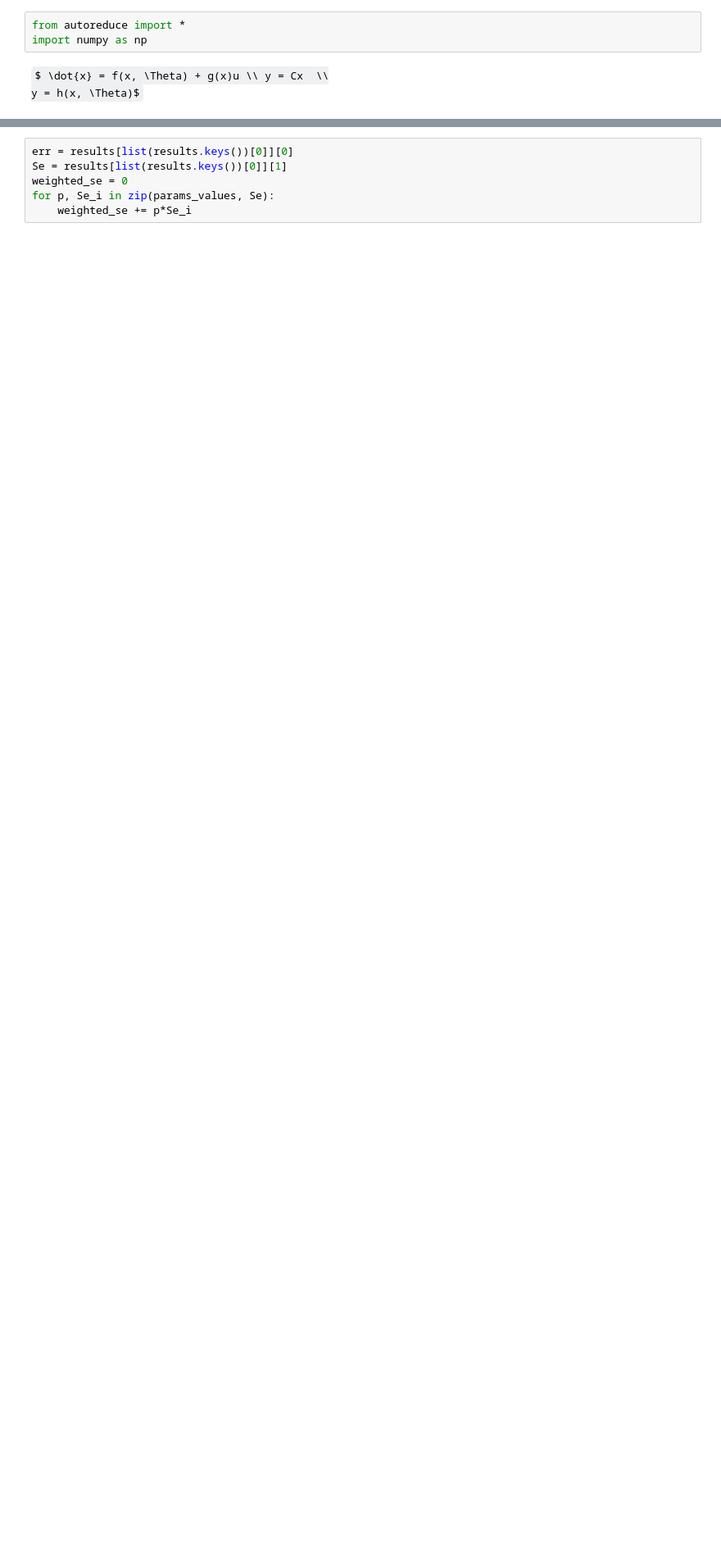
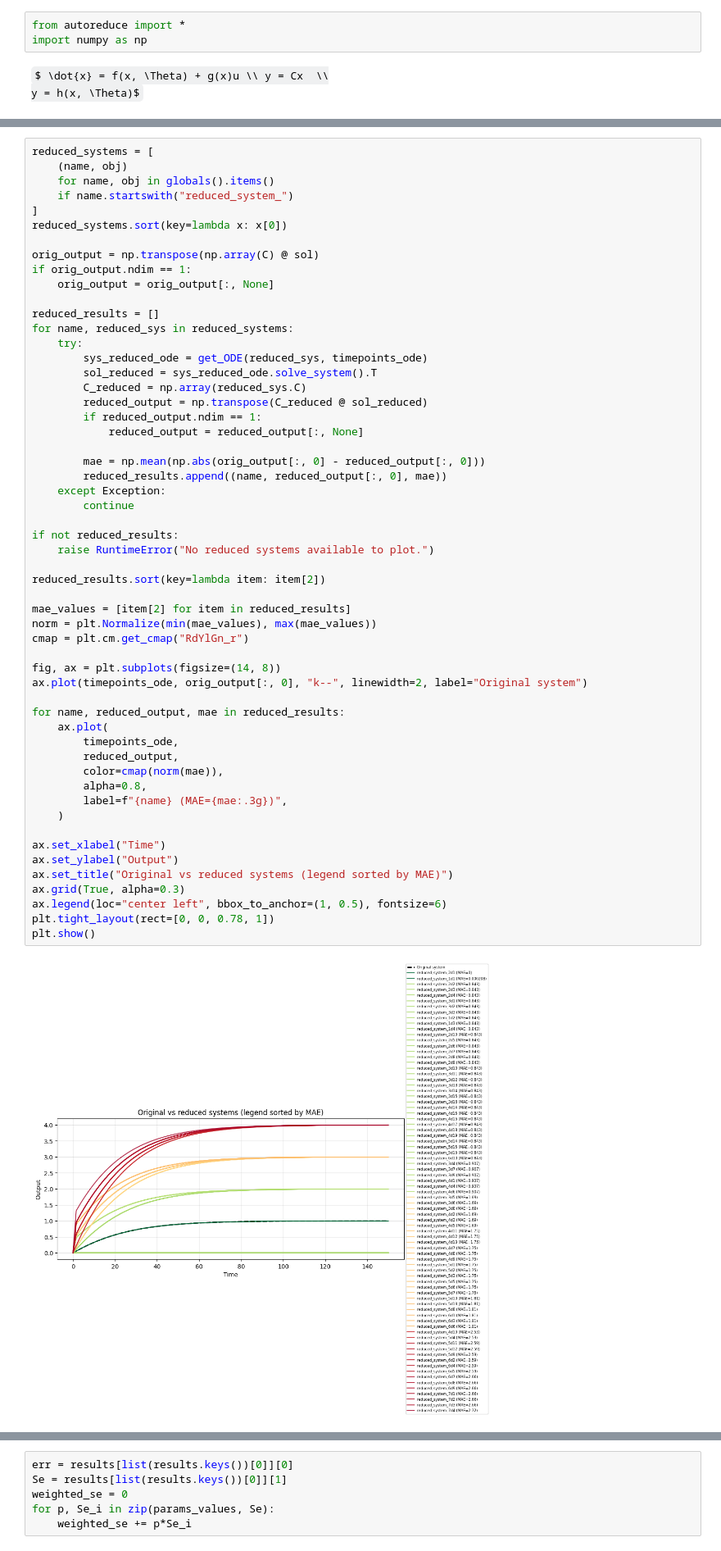
Before and after one commit to Jenny7265/AutoReduce, a Jupyter notebook: examples/michaelis-menten example-Copy1.ipynb, the cells around one changed output, grey strips where cells are left out. Shown at 82% size. Cells and saved outputs as stored; diff of their text form; some formulas as TeX source; blank space fills up the shorter version.

```diff
--- a/examples/michaelis-menten example-Copy1.ipynb
+++ b/examples/michaelis-menten example-Copy1.ipynb
@@ -127,0 +302,57 @@ results
+# %%
+reduced_systems = [
+    (name, obj)
+    for name, obj in globals().items()
+    if name.startswith("reduced_system_")
+]
+reduced_systems.sort(key=lambda x: x[0])
+
+orig_output = np.transpose(np.array(C) @ sol)
+if orig_output.ndim == 1:
+    orig_output = orig_output[:, None]
+
+reduced_results = []
+for name, reduced_sys in reduced_systems:
+    try:
+        sys_reduced_ode = get_ODE(reduced_sys, timepoints_ode)
+        sol_reduced = sys_reduced_ode.solve_system().T
+        C_reduced = np.array(reduced_sys.C)
+        reduced_output = np.transpose(C_reduced @ sol_reduced)
+        if reduced_output.ndim == 1:
+            reduced_output = reduced_output[:, None]
+
+        mae = np.mean(np.abs(orig_output[:, 0] - reduced_output[:, 0]))
+        reduced_results.append((name, reduced_output[:, 0], mae))
+    except Exception:
+        continue
+
+if not reduced_results:
+    raise RuntimeError("No reduced systems available to plot.")
+
+reduced_results.sort(key=lambda item: item[2])
+
+mae_values = [item[2] for item in reduced_results]
+norm = plt.Normalize(min(mae_values), max(mae_values))
+cmap = plt.cm.get_cmap("RdYlGn_r")
+
+fig, ax = plt.subplots(figsize=(14, 8))
+ax.plot(timepoints_ode, orig_output[:, 0], "k--", linewidth=2, label="Original system")
+
+for name, reduced_output, mae in reduced_results:
+    ax.plot(
+        timepoints_ode,
+        reduced_output,
+        color=cmap(norm(mae)),
+        alpha=0.8,
+        label=f"{name} (MAE={mae:.3g})",
+    )
+
+ax.set_xlabel("Time")
+ax.set_ylabel("Output")
+ax.set_title("Original vs reduced systems (legend sorted by MAE)")
+ax.grid(True, alpha=0.3)
+ax.legend(loc="center left", bbox_to_anchor=(1, 0.5), fontsize=6)
+plt.tight_layout(rect=[0, 0, 0.78, 1])
+plt.show()
+# %% [output]
+[figure, added]
```
Also changed, not shown: parts of 26 cells of this notebook, 2 other files.
